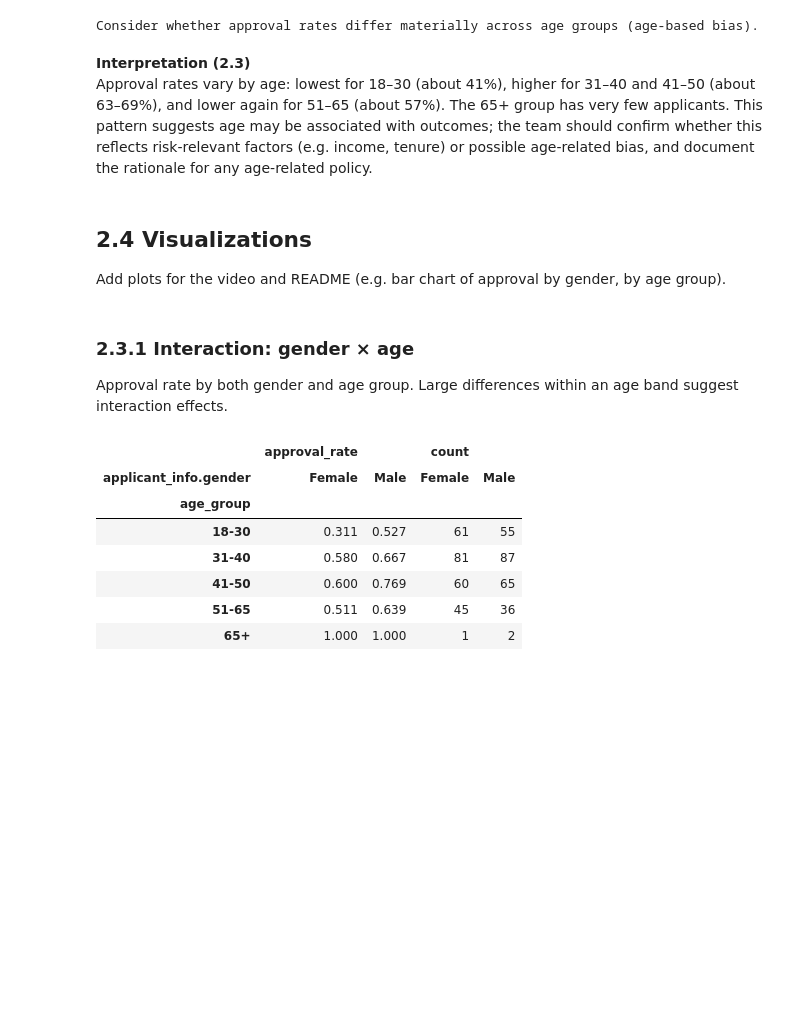
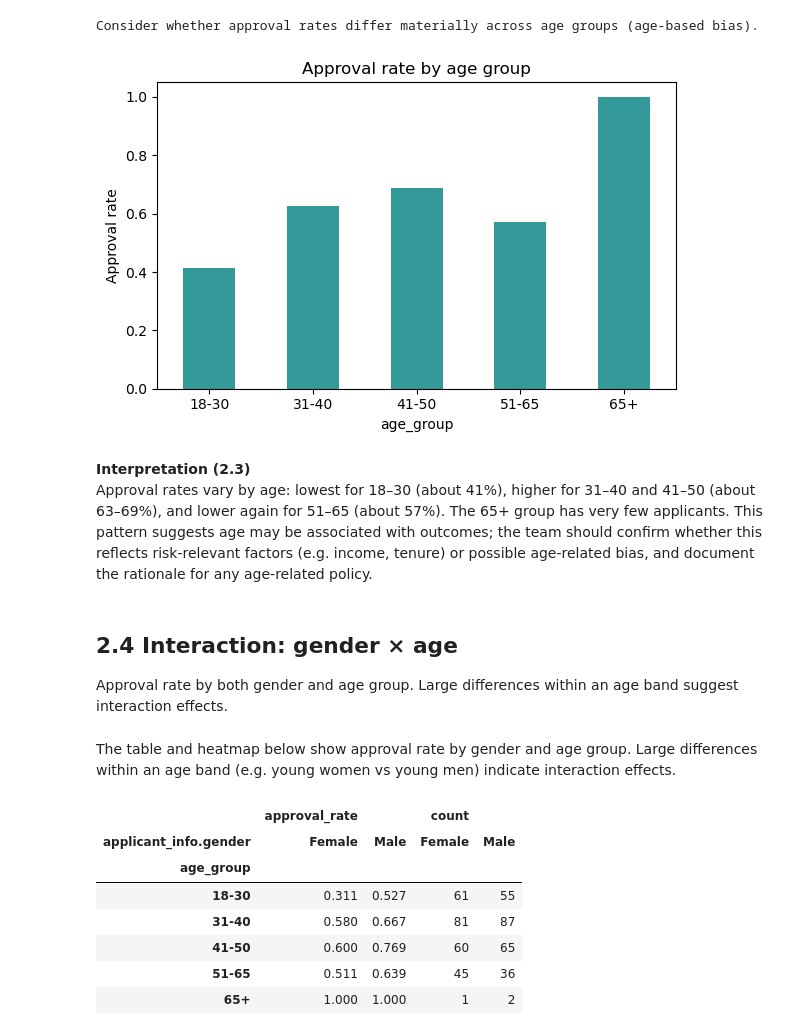
Before and after one commit to PC66323/2606_Data-Ecosystems_G14_novacred, a Jupyter notebook: notebooks/02-bias-analysis.ipynb, the cells around one changed output. Drawn from its saved outputs; the diff is of its cells as text; code cells hidden in the pictures; blank space fills up the shorter version.

```diff
--- a/notebooks/02-bias-analysis.ipynb
+++ b/notebooks/02-bias-analysis.ipynb
@@ -177,17 +233,26 @@ print("\nConsider whether approval rates differ materially across age groups (ag
 | 51-65 | 0.573 | 82 |
 | 65+ | 1.000 | 3 |
 Consider whether approval rates differ materially across age groups (age-based bias).
+# %%
+# Visualization: approval rate by age group
+fig, ax = plt.subplots(figsize=(6, 4))
+by_age["approval_rate"].plot(kind="bar", ax=ax, color="teal", alpha=0.8)
+ax.set_title("Approval rate by age group")
+ax.set_ylabel("Approval rate")
+ax.set_xticklabels(ax.get_xticklabels(), rotation=0)
+plt.tight_layout()
+plt.show()
+# %% [output]
+[figure, added]
 # %% [markdown]
 **Interpretation (2.3)**
 Approval rates vary by age: lowest for 18–30 (about 41%), higher for 31–40 and 41–50 (about 63–69%), and lower again for 51–65 (about 57%). The 65+ group has very few applicants. This pattern suggests age may be associated with outcomes; the team should confirm whether this reflects risk-relevant factors (e.g. income, tenure) or possible age-related bias, and document the rationale for any age-related policy.
 # %% [markdown]
-## 2.4 Visualizations
+## 2.4 Interaction: gender × age
 
-Add plots for the video and README (e.g. bar chart of approval by gender, by age group).
+Approval rate by both gender and age group. Large differences within an age band suggest interaction effects.
 # %% [markdown]
-### 2.3.1 Interaction: gender × age
-
-Approval rate by both gender and age group. Large differences within an age band suggest interaction effects.
+The table and heatmap below show approval rate by gender and age group. Large differences within an age band (e.g. young women vs young men) indicate interaction effects.
 # %%
 # Approval rate by gender and age group
 age_valid_g = age_valid[age_valid[gender_col].isin(["Male", "Female"])]
```
Also changed, not shown: parts of 14 cells of this notebook, 1 other file.
